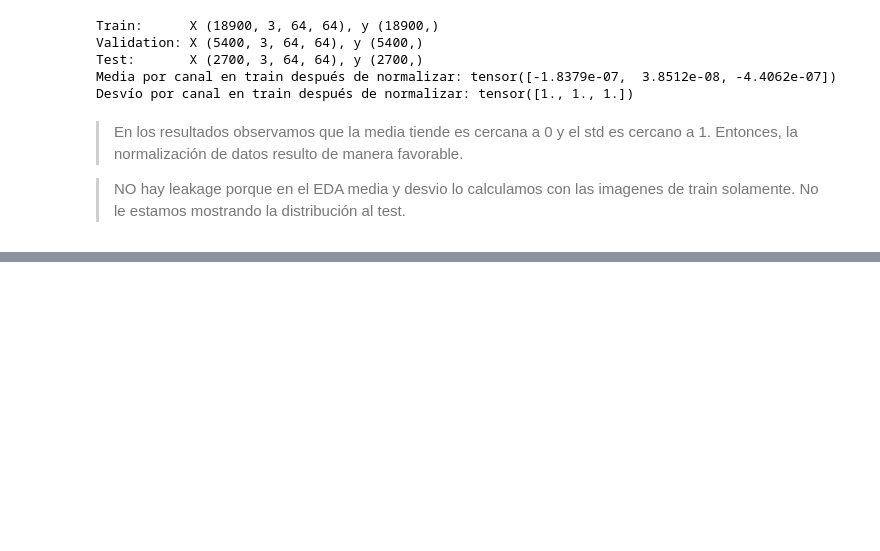
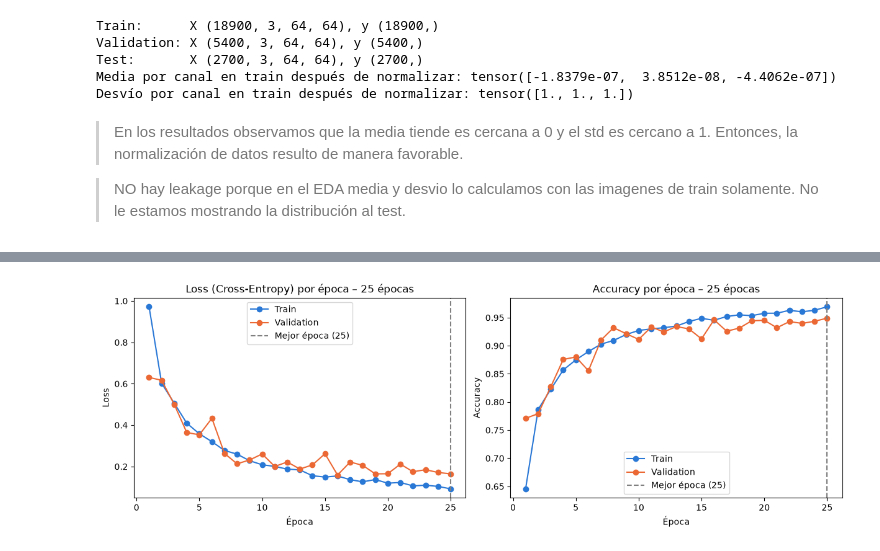
Before and after one commit to manuelferrario/tp3-redes-neuronales-EuroSAT, a Jupyter notebook: tp3.ipynb, the cells around one changed output, grey strips where cells are left out. Saved outputs shown, nothing was run; the diff lists cells and outputs as text; code cells hidden in the pictures; blank space fills up the shorter version.

```diff
--- a/tp3.ipynb
+++ b/tp3.ipynb
@@ -386,0 +743,6 @@ Desvío por canal en train después de normalizar: tensor([1., 1., 1.])
+# %%
+N_EPOCAS_V2 = 25
+
+torch.manual_seed(0)
+
+historia_v2, gradientes_v2 = entrenar_v2(red_v2, N_EPOCAS_V2)
@@ -386,0 +767,23 @@ Desvío por canal en train después de normalizar: tensor([1., 1., 1.])
+# %%
+epocas_v2 = range(1, N_EPOCAS_V2 + 1)
+mejor = historia_v2["mejor_epoca"]
+fig, (ax1, ax2) = plt.subplots(1, 2, figsize=(12, 4), constrained_layout=True)
+
+ax1.plot(epocas_v2, historia_v2["loss_train"], "o-", label="Train", color="#2a78d6")
+ax1.plot(epocas_v2, historia_v2["loss_val"], "o-", label="Validation", color="#eb6834")
+ax1.axvline(mejor, color="gray", linestyle="--", label=f"Mejor época ({mejor})")
+ax1.set_title("Loss (Cross-Entropy) por época – 25 épocas")
+ax1.set_xlabel("Época")
+ax1.set_ylabel("Loss")
+ax1.legend()
+
+ax2.plot(epocas_v2, historia_v2["acc_train"], "o-", label="Train", color="#2a78d6")
+ax2.plot(epocas_v2, historia_v2["acc_val"], "o-", label="Validation", color="#eb6834")
+ax2.axvline(mejor, color="gray", linestyle="--", label=f"Mejor época ({mejor})")
+ax2.set_title("Accuracy por época – 25 épocas")
+ax2.set_xlabel("Época")
+ax2.set_ylabel("Accuracy")
+ax2.legend()
+plt.show()
+# %% [output]
+[figure, added]
```
Also changed, not shown: parts of 21 cells of this notebook, 1 other file.
